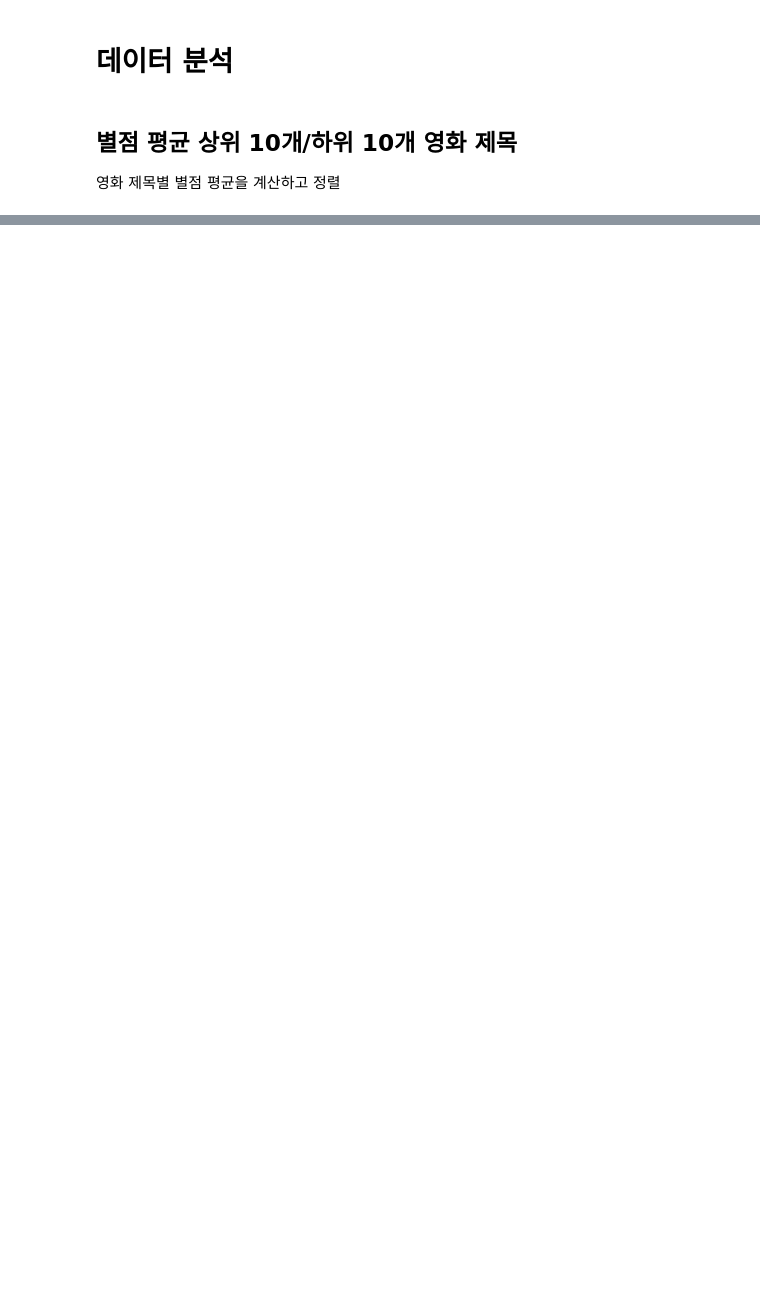
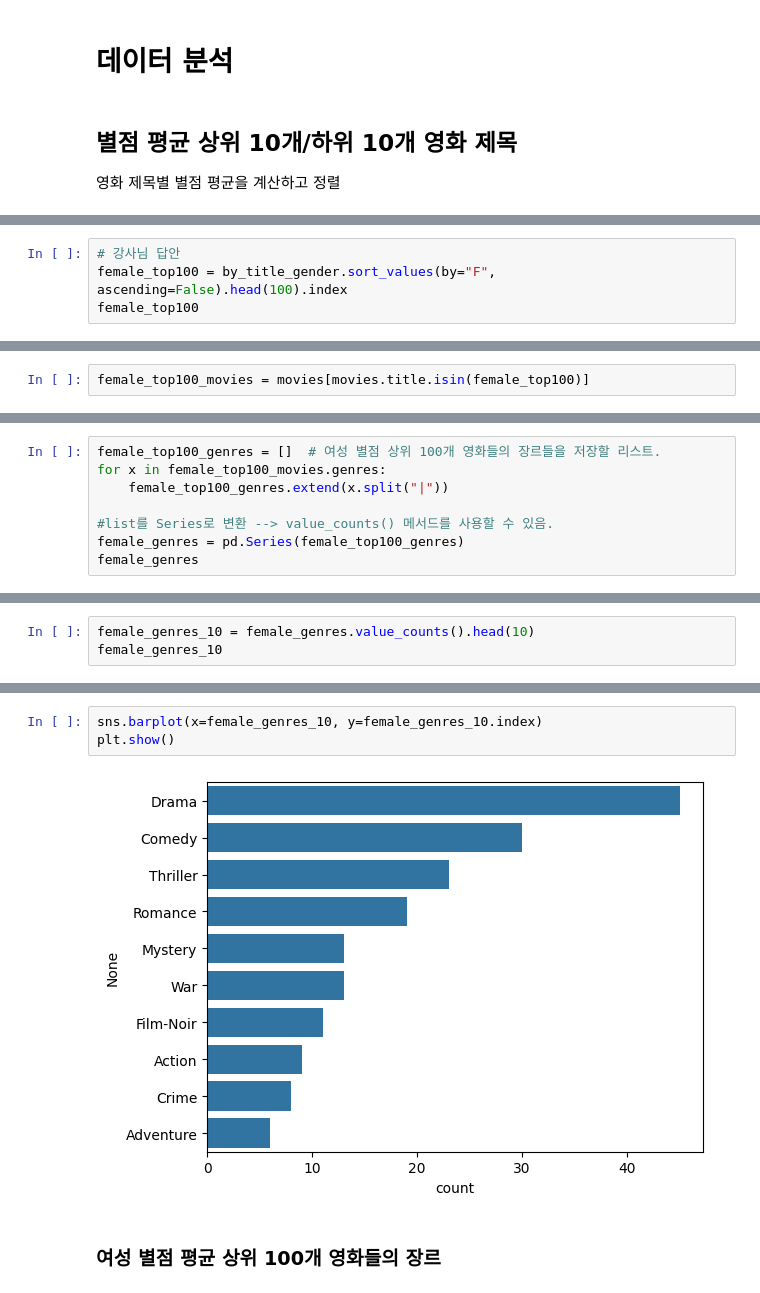
Before and after one commit to YounJJ/202511_BD53, a Jupyter notebook: lab_python/da14_movielens.ipynb, the cells around one changed output, grey strips where cells are left out. Cells and saved outputs as stored; diff of their text form; blank space fills up the shorter version.

```diff
--- a/lab_python/da14_movielens.ipynb
+++ b/lab_python/da14_movielens.ipynb
@@ -106,0 +814,4 @@ df_above_1000.sort_values(by="mean").head(10)
+# %%
+# 강사님 답안
+female_top100 = by_title_gender.sort_values(by="F", ascending=False).head(100).index
+female_top100
@@ -106,0 +836,2 @@ df_above_1000.sort_values(by="mean").head(10)
+# %%
+female_top100_movies = movies[movies.title.isin(female_top100)]
@@ -106,0 +854,8 @@ df_above_1000.sort_values(by="mean").head(10)
+# %%
+female_top100_genres = []  # 여성 별점 상위 100개 영화들의 장르들을 저장할 리스트.
+for x in female_top100_movies.genres:
+    female_top100_genres.extend(x.split("|"))
+
+#list를 Series로 변환 --> value_counts() 메서드를 사용할 수 있음.
+female_genres = pd.Series(female_top100_genres)
+female_genres
@@ -106,0 +877,3 @@ df_above_1000.sort_values(by="mean").head(10)
+# %%
+female_genres_10 = female_genres.value_counts().head(10)
+female_genres_10
@@ -106,0 +893,7 @@ df_above_1000.sort_values(by="mean").head(10)
+# %%
+sns.barplot(x=female_genres_10, y=female_genres_10.index)
+plt.show()
+# %% [output]
+[figure, added]
+# %% [markdown]
+### 여성 별점 평균 상위 100개 영화들의 장르
```
Also changed, not shown: parts of 103 cells of this notebook.
